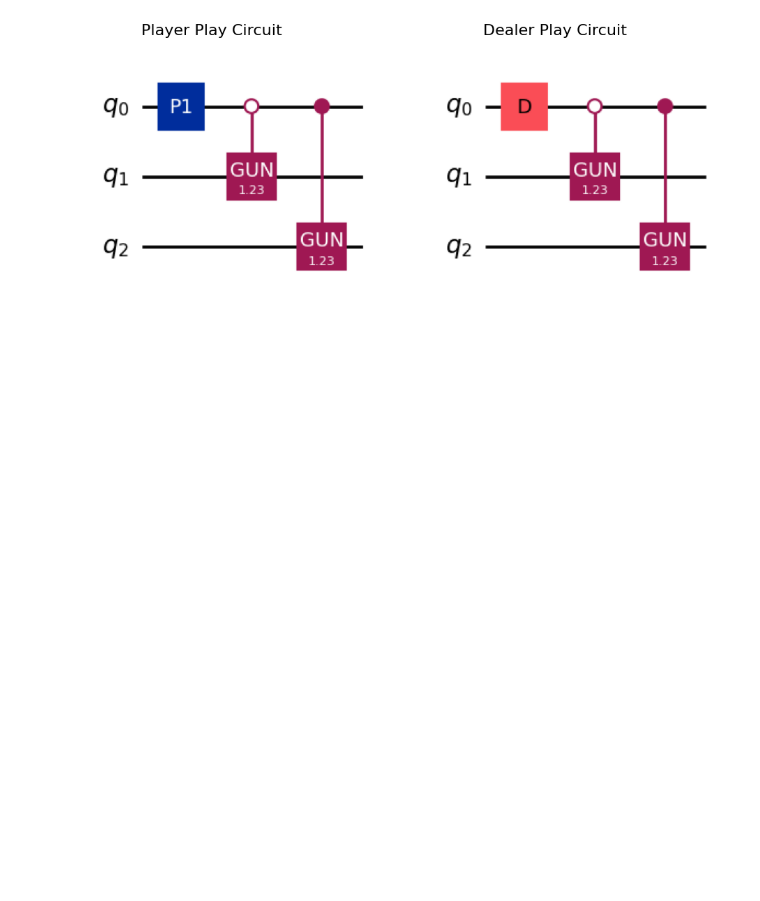
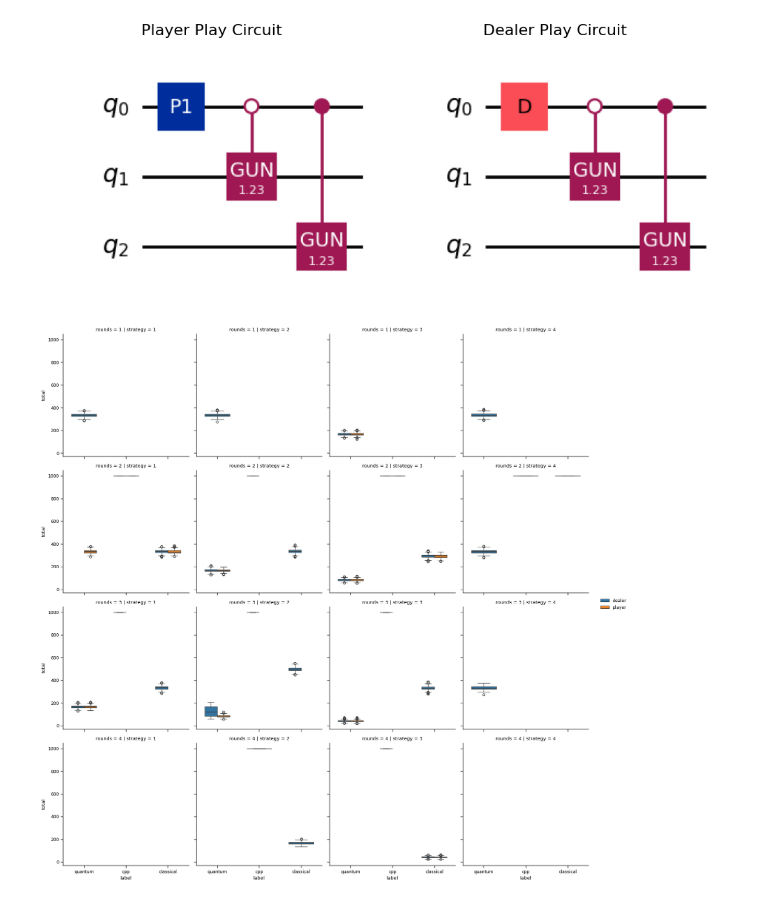
Before and after one commit to Dpbm/qbuck, a Jupyter notebook: buckshot-roulette.ipynb, the cells around one changed output. Saved outputs shown, nothing was run; the diff lists cells and outputs as text; code cells hidden in the pictures; blank space fills up the shorter version.

Commit message:
analyzing new data

```diff
--- a/buckshot-roulette.ipynb
+++ b/buckshot-roulette.ipynb
@@ -710,3 +558,30 @@ fig.savefig('quantum-plays.png', bbox_inches="tight")
 plt.show()
 # %% [output]
 [figure]
+# %%
+datasets = ("classical-results-cpp.csv", "classical-results.csv", "quantum-results.csv")
+labels = ("cpp", "classical", "quantum")
+# %%
+data = pd.DataFrame(columns=("winner", "label", "strategy", "rounds"))
+
+for label,dataset in zip(labels[:2],datasets[:2]):
+    d = pd.read_csv(dataset)
+    grouped_data = d.groupby(["eval_i", "strategy", "rounds","winner"]).size().reset_index(name="total")
+    grouped_data.drop("eval_i", axis=1)
+    grouped_data["label"] = label
+    data = pd.concat([data,grouped_data], ignore_index=True)
+
+q = pd.read_csv(datasets[-1])
+q.drop("eval_i", axis=1)
+q["label"] = labels[-1]
+data = pd.concat([data,q], ignore_index=True)
+# %%
+sns.set_context("paper")
+g = sns.FacetGrid(data, row="rounds", col="strategy", height=4, aspect=1)
+g.map_dataframe(sns.boxplot, y="total", hue="winner", x="label", width=0.6, dodge=True, palette="tab10")
+g.add_legend()
+g.tight_layout()
+g.savefig("comparing-results.png")
+plt.show()
+# %% [output]
+[figure, added]
```
Also changed, not shown: parts of 7 cells of this notebook, 10 other files.
